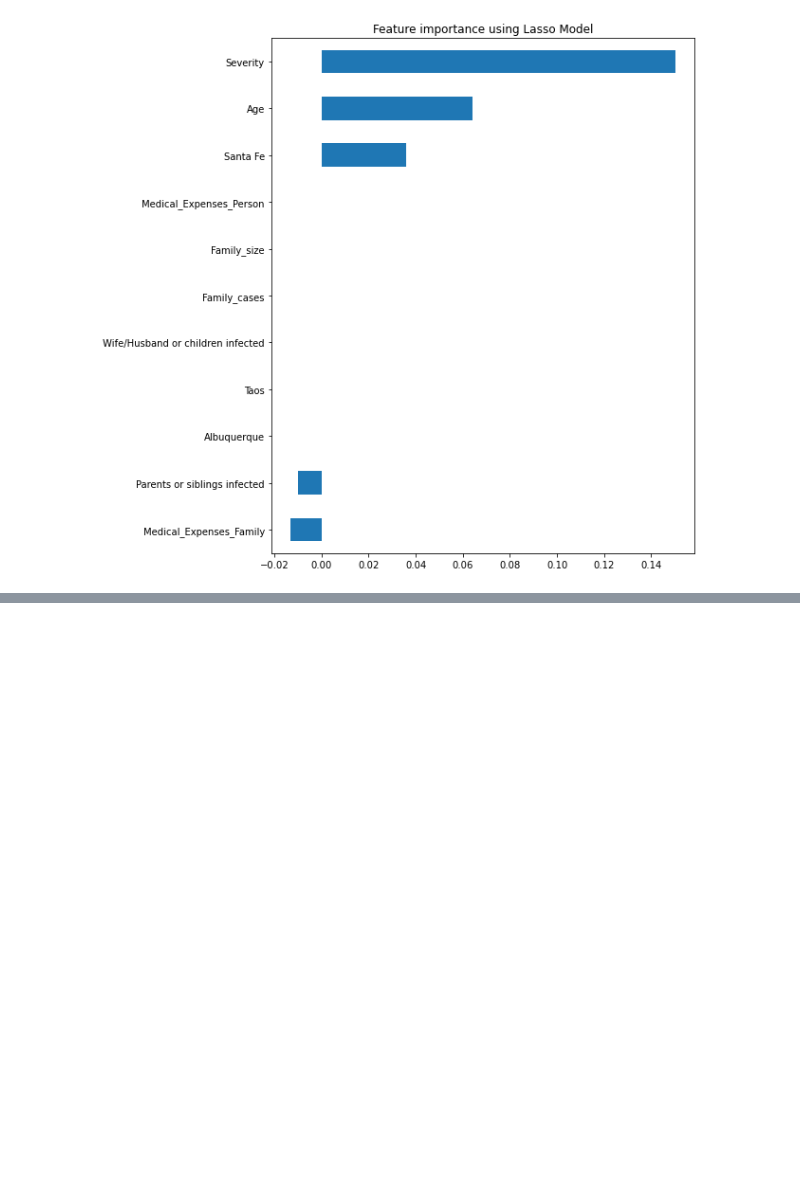
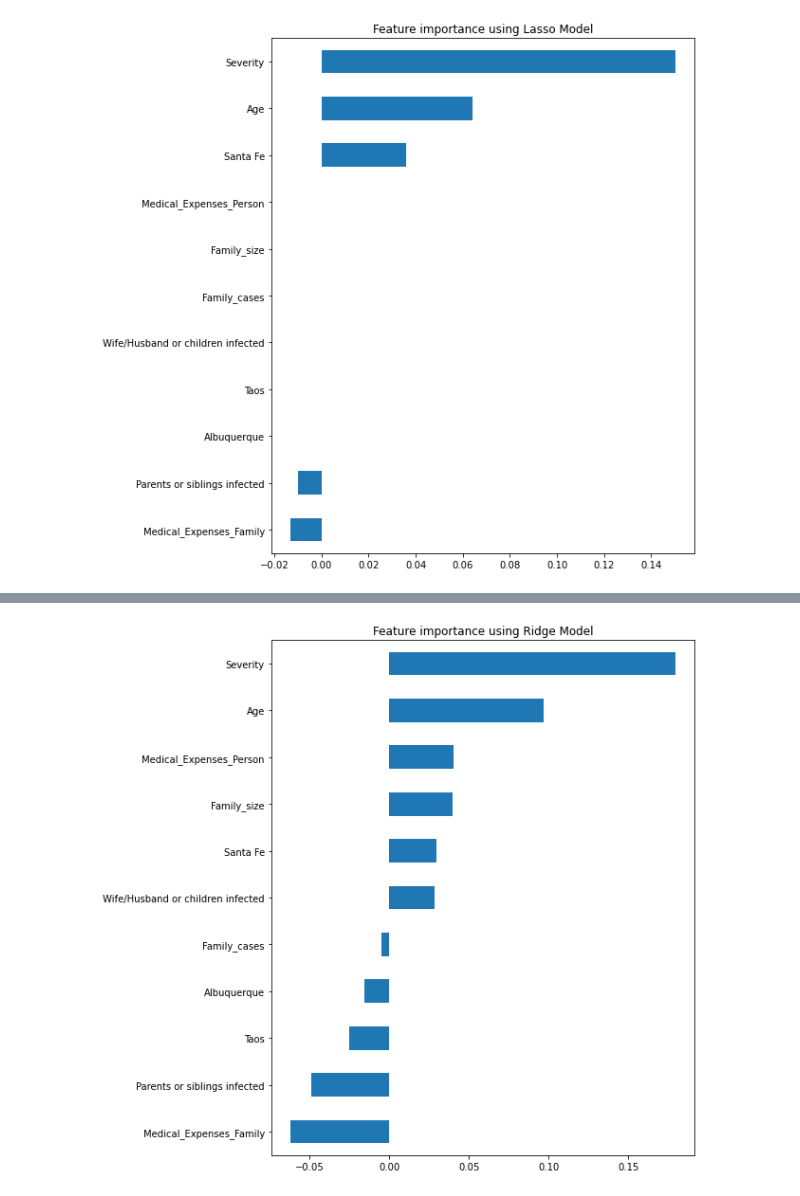
Before and after one commit to davidsousa98/ML, a Jupyter notebook: Project.ipynb, the cells around one changed output, grey strips where cells are left out. Drawn from its saved outputs; the diff is of its cells as text; code cells hidden in the pictures; blank space fills up the shorter version.

```diff
--- a/Project.ipynb
+++ b/Project.ipynb
@@ -338,7 +339,7 @@ X = df[['Severity', 'Age','Santa Fe', 'Albuquerque', 'Taos',
        'Parents or siblings infected', 'Wife/Husband or children infected',
        'Medical_Expenses_Family', 'Family_cases', 'Family_size', 'Medical_Expenses_Person']]
 
-y = df[['Deceased']]
+y = df['Deceased']
 # %%
 scaler = StandardScaler().fit(X)
 X = scaler.transform(X)
@@ -401,0 +405,5 @@ plot_importance(coef, 'Lasso')
+# %%
+ridge = RidgeCV()
+ridge.fit(X = X,y = y)
+coef_ridge = pd.Series(ridge.coef_, index = X.columns)
+print(coef_ridge.sort_values())
@@ -402 +423,5 @@ plot_importance(coef, 'Lasso')
+# %%
+plot_importance(coef_ridge,'Ridge')
+# %% [output]
+[figure, added]
 # %% [markdown]
```
Also changed, not shown: parts of 12 cells of this notebook.
